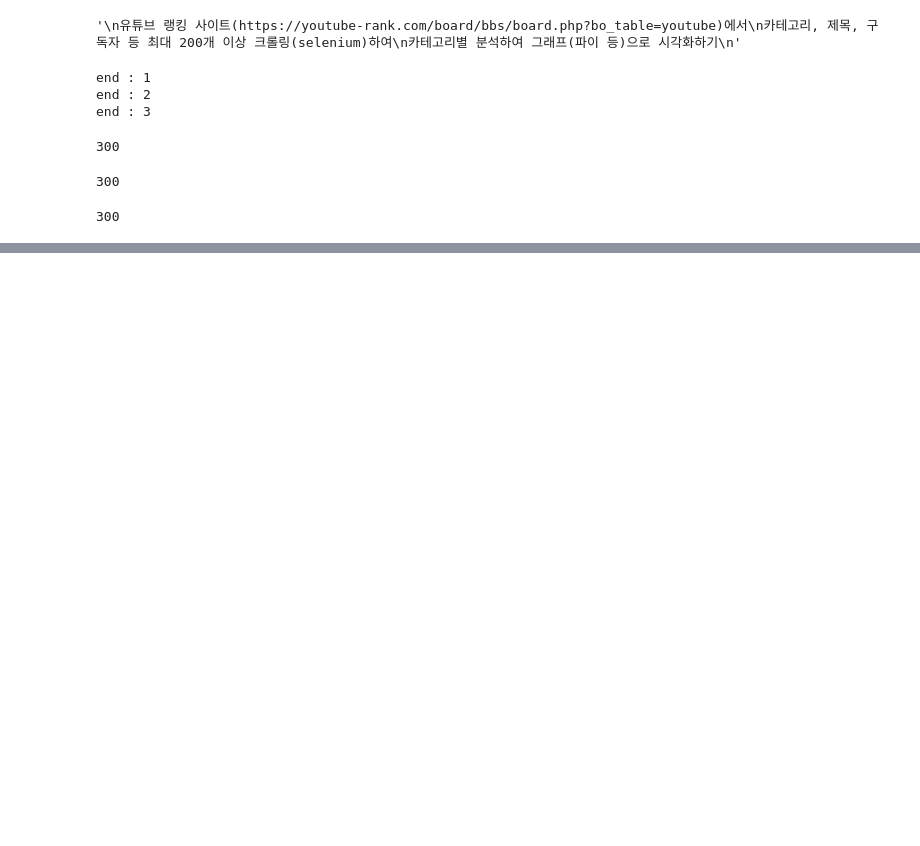
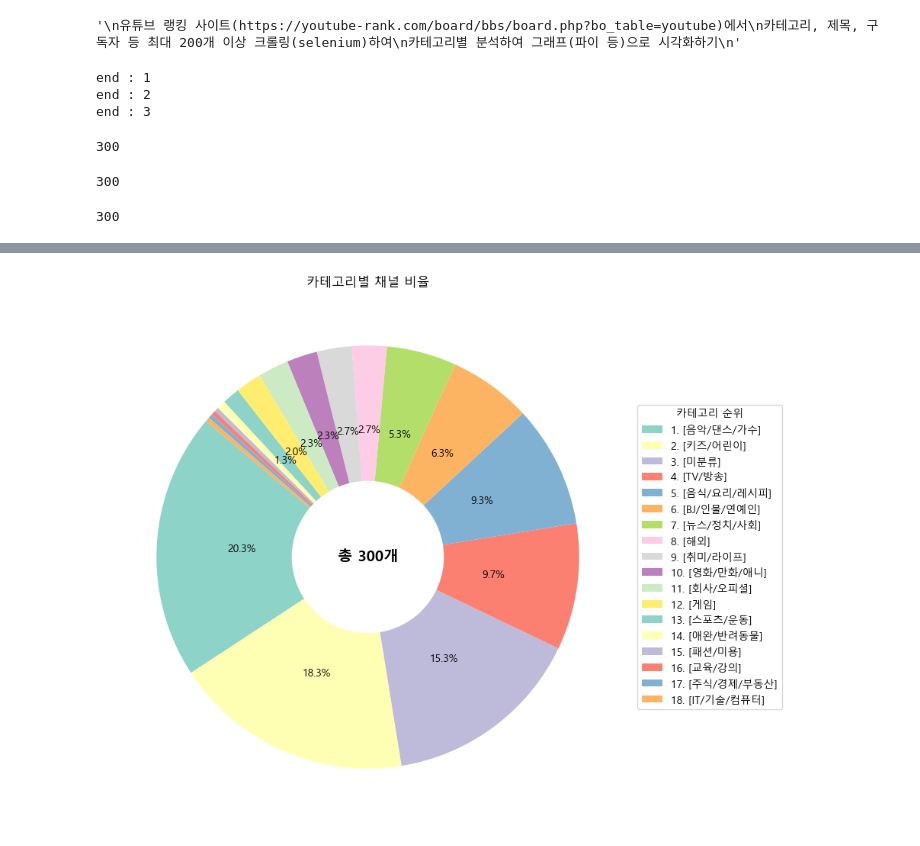
Before and after one commit to jeonggga/SESAC3_Study, a Jupyter notebook: 251208_youtube_ranking.ipynb, the cells around one changed output, grey strips where cells are left out. Saved outputs shown, nothing was run; the diff lists cells and outputs as text; code cells hidden in the pictures; blank space fills up the shorter version.

```diff
--- a/251208_youtube_ranking.ipynb
+++ b/251208_youtube_ranking.ipynb
@@ -138,0 +300,36 @@ len(subscribes_list)
+# %%
+# 그림 크기 설정 (가로 9, 세로 9)
+plt.figure(figsize=(9, 9))
+
+# 파이 차트 그리기
+plt.pie(
+    category_counts.values,       # 각 카테고리별 채널 수
+    labels=None,                  # 파이 내부에는 라벨 표시하지 않음
+    autopct=lambda pct: f'{pct:.1f}%' if pct >= 1.3 else '',  # 1.3% 이상만 퍼센트 표시
+    startangle=140,               # 파이 시작 각도 조정 (회전)
+    colors=sns.color_palette("Set3", len(category_counts))  # 색상을 Set3 팔레트로 예쁘게
+)
+
+# 도넛 모양 만들기 위해 가운데 흰색 원 추가
+centre_circle = plt.Circle((0, 0), 0.36, fc='white')  # 반지름 0.36
+plt.gca().add_artist(centre_circle)  # 현재 그림에 추가
+
+# 도넛 중앙에 총 채널 수 텍스트 표시
+plt.text(0, 0, f"총 {category_counts.sum()}개",
+         ha='center', va='center', fontsize=14, weight='bold')  # 가운데 정렬, 굵은 글씨
+
+# 범례(legend) 추가
+plt.legend(
+    [f"{i}. {name}" for i, name in enumerate(category_counts.index, start=1)],  # 1부터 시작하는 번호 + 카테고리 이름
+    title="카테고리 순위",               # 범례 제목
+    loc="center left",                  # 위치: 왼쪽 중앙 밖
+    bbox_to_anchor=(1, 0, 0.5, 1)      # 위치 조정: 그림 밖에 표시
+)
+
+# 그래프 제목 설정
+plt.title("카테고리별 채널 비율")
+
+# 그래프 출력
+plt.show()
+# %% [output]
+[figure, added]
```
Also changed, not shown: parts of 11 cells of this notebook, 1 other file.
